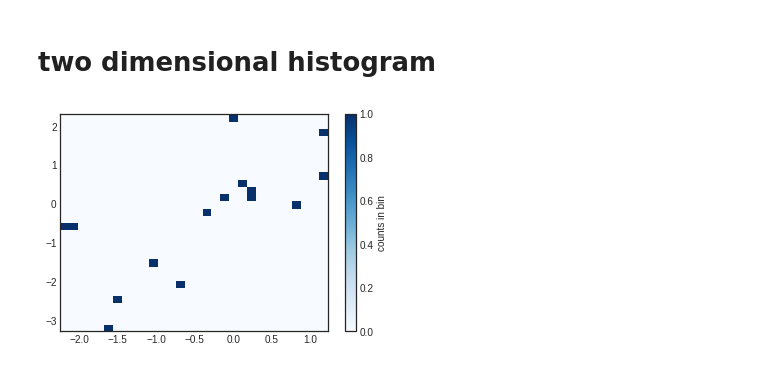
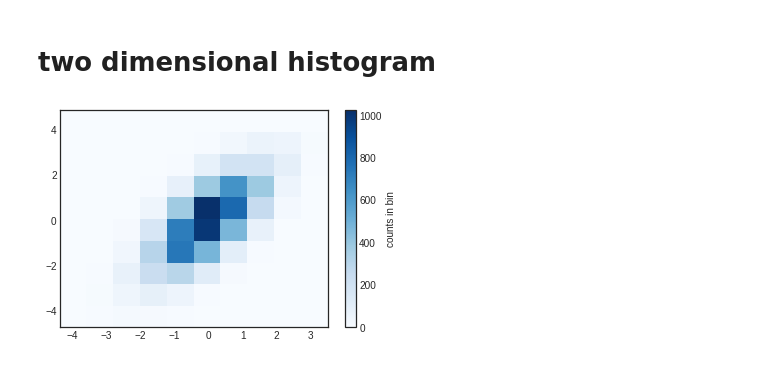
Before and after one commit to chaithrashagu/Internship, a Jupyter notebook: matplotlib.ipynb, the cells around one changed output. Cells and saved outputs as stored; diff of their text form; code cells hidden in the pictures.

```diff
--- a/matplotlib.ipynb
+++ b/matplotlib.ipynb
@@ -254,10 +254,10 @@ print(counts)
 # %%
 mean = [0, 0]
 cov = [[1, 1], [1, 2]]
-x, y = np.random.multivariate_normal(mean, cov, 15).T
+x, y = np.random.multivariate_normal(mean, cov, 10000).T
 # %%
-plt.hist2d(x, y, bins=30, cmap='Blues')
+plt.hist2d(x, y, bins=10, cmap='Blues')
 cb = plt.colorbar()
 cb.set_label('counts in bin')
 # %% [output]
-[figure, old version]
+[figure, new version]
```
Also changed, not shown: parts of 13 cells of this notebook.
